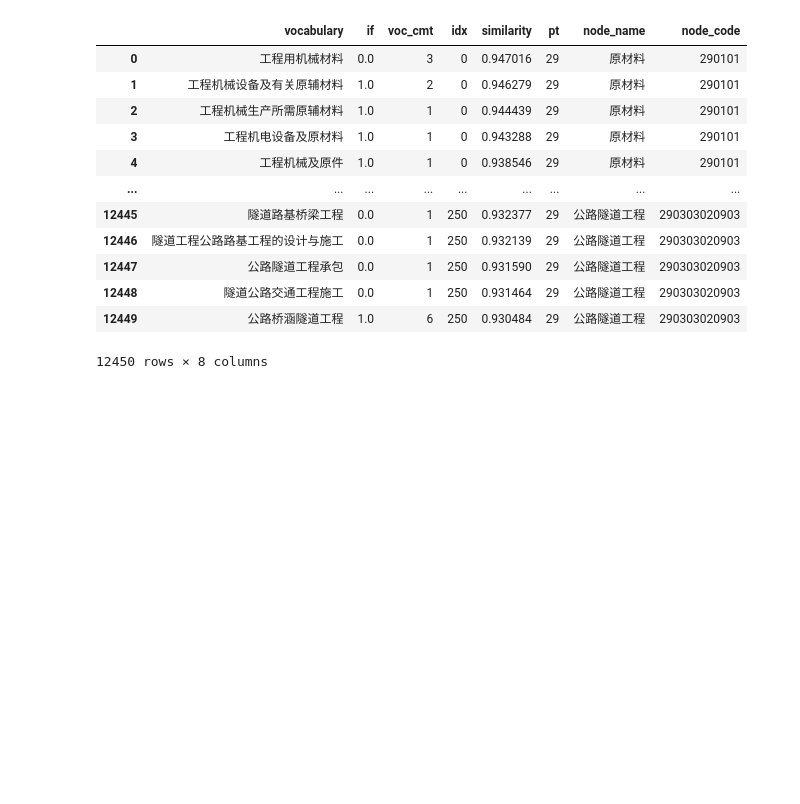
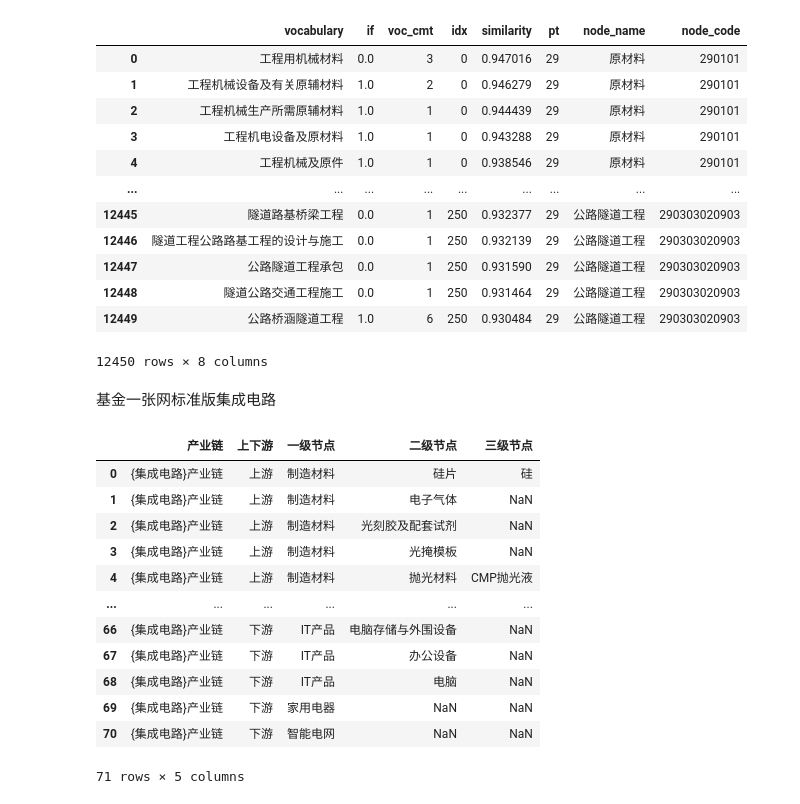
Before and after one commit to daiyipu/yiheng, a Jupyter notebook: industry_chain.ipynb, the cells around one changed output. Drawn from its saved outputs; the diff is of its cells as text; code cells hidden in the pictures; blank space fills up the shorter version.

```diff
--- a/industry_chain.ipynb
+++ b/industry_chain.ipynb
@@ -319,3 +337,23 @@ for  m  in node_gcjx_pd_dd.index:
 node_gcjx_pd_dd.set_index('node_code',inplace=True)
 # %%
 node_gcjx_pd_dd.to_excel(r'C:\Users\admin\Documents\GitHub\yiheng\chain_data\工程机械\node_gcjx_code_vcb_20231020.xlsx')
+# %% [markdown]
+基金一张网标准版集成电路
+# %%
+node_jcdl_pd=pd.read_excel(r'C:\Users\admin\Documents\GitHub\yiheng\chain_data\集成电路-基金一张网\集成电路-基金一张网20231010V1.0.xlsx')
+# %%
+node_jcdl_pd
+# %% [output]
+|  | 产业链 | 上下游 | 一级节点 | 二级节点 | 三级节点 |
+| 0 | {集成电路}产业链 | 上游 | 制造材料 | 硅片 | 硅 |
+| 1 | {集成电路}产业链 | 上游 | 制造材料 | 电子气体 | NaN |
+| 2 | {集成电路}产业链 | 上游 | 制造材料 | 光刻胶及配套试剂 | NaN |
+| 3 | {集成电路}产业链 | 上游 | 制造材料 | 光掩模板 | NaN |
+| 4 | {集成电路}产业链 | 上游 | 制造材料 | 抛光材料 | CMP抛光液 |
+| ... | ... | ... | ... | ... | ... |
+| 66 | {集成电路}产业链 | 下游 | IT产品 | 电脑存储与外围设备 | NaN |
+| 67 | {集成电路}产业链 | 下游 | IT产品 | 办公设备 | NaN |
+| 68 | {集成电路}产业链 | 下游 | IT产品 | 电脑 | NaN |
+| 69 | {集成电路}产业链 | 下游 | 家用电器 | NaN | NaN |
+| 70 | {集成电路}产业链 | 下游 | 智能电网 | NaN | NaN |
+71 rows × 5 columns
```
Also changed, not shown: parts of 10 cells of this notebook, 8 other files.
